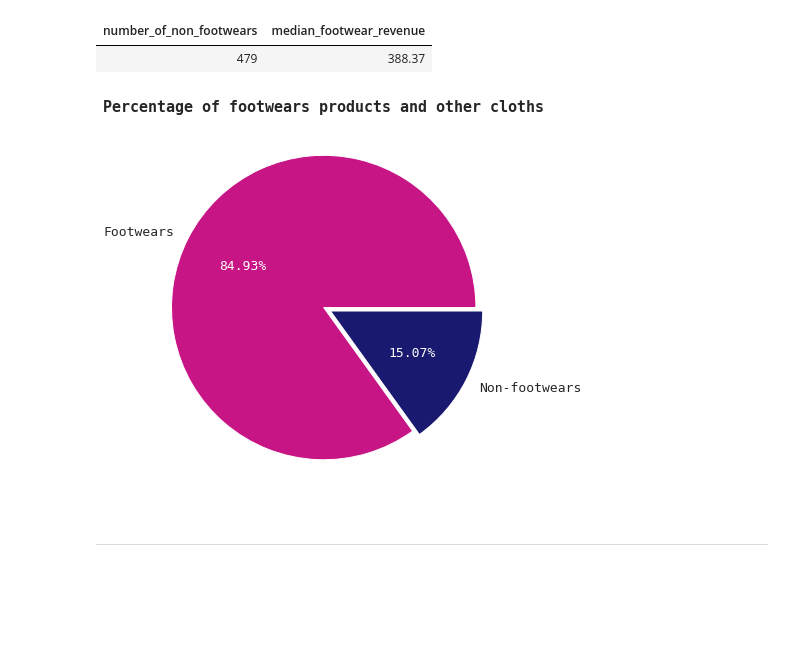
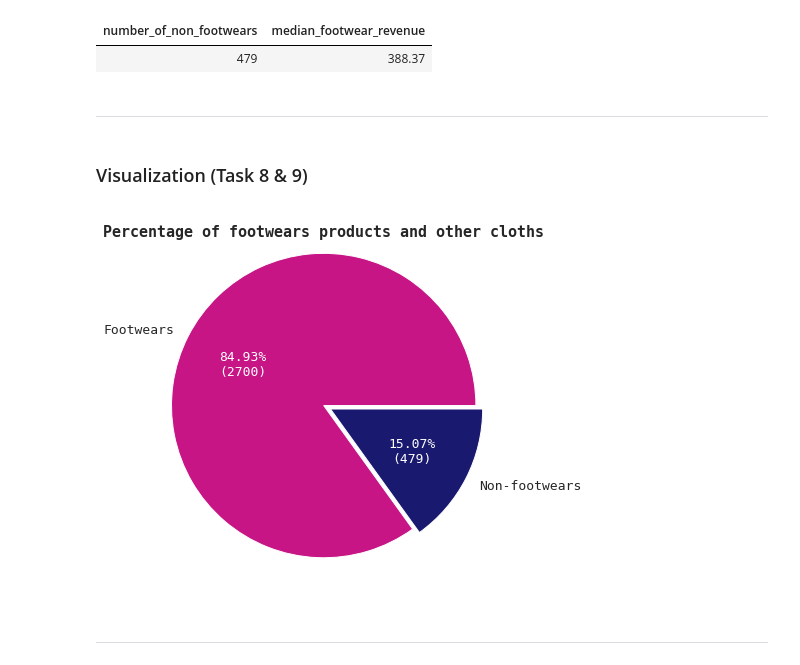
Before and after one commit to mennamamdouh/Optimizing-Online-Sports-Retail-Revenue, a Jupyter notebook: Optimizing Online Sports Retail Revenue.ipynb, the cells around one changed output. Drawn from its saved outputs; the diff is of its cells as text; code cells hidden in the pictures; blank space fills up the shorter version.

```diff
--- a/Optimizing Online Sports Retail Revenue.ipynb
+++ b/Optimizing Online Sports Retail Revenue.ipynb
@@ -44,9 +49,15 @@ Center(""" <style>
 # set font style
 font = {'fontname':'monospace'}
 # %%
+load_dotenv()
+ENV_MYSQL_USER = os.getenv('MYSQL_USER')
+ENV_MYSQL_PASSWORD = os.getenv('MYSQL_PASSWORD')
+ENV_MYSQL_HOST = os.getenv('MYSQL_HOST')
+
 connection = connector.connect(
-    username="mennatallah",
-    password="Mmeenna71@SQL",
+    username=ENV_MYSQL_USER,
+    password=ENV_MYSQL_PASSWORD,
+    host=ENV_MYSQL_HOST,
     port=3306,
     database="sports_store"
 )
@@ -95,6 +106,18 @@ def show_first_ten_results(table):
     results = cursor.fetchall()
     df = setting_dataframe(columns, results) # To return resutls in the form of a dataframe
     return df
+# %%
+'''
+This function sets the autopct for pie charts as I want to appear
+:param values -> the data which is shown in the pie
+'''
+
+def make_autopct(values):
+    def my_autopct(pct):
+        total = sum(values)
+        val = int(round(pct*total/100.0))
+        return '{p:.2f}%\n({v:d})'.format(p=pct,v=val)
+    return my_autopct
 # %% [markdown]
 - - - -
 # %% [markdown]
@@ -711,20 +754,24 @@ setting_dataframe(not_footwear.columns, not_footwear)
 # %% [output]
 | number_of_non_footwears | median_footwear_revenue |
 | 479 | 388.37 |
+# %% [markdown]
+- - - -
+# %% [markdown]
+### Visualization (Task 8 & 9) ###
 # %%
 cloths = [footwear['number_of_footwears'][0], not_footwear['number_of_non_footwears'][0]]
 
 figure = plt.figure(figsize=(7, 7))
 _, _, autotexts = plt.pie(cloths, explode=[0, 0.05],
                           labels=['Footwears', 'Non-footwears'],
-                          autopct='%1.2f%%', colors=["mediumvioletred", "midnightblue"],
+                          autopct=make_autopct(cloths), colors=["mediumvioletred", "midnightblue"],
                           textprops={"fontsize":13, "fontname": "monospace"})
 for autotext in autotexts:
     autotext.set_color('white')
-plt.title("Percentage of footwears products and other cloths", fontsize=15, fontweight="bold", fontname="monospace")
+plt.title("Percentage of footwears products and other cloths", fontsize=15, fontweight="bold", fontname="monospace",  y=0.93)
 plt.show()
 # %% [output]
-[figure, old version]
+[figure, new version]
 # %% [markdown]
 - - - -
 # %% [markdown]
```
Also changed, not shown: parts of 33 cells of this notebook.
